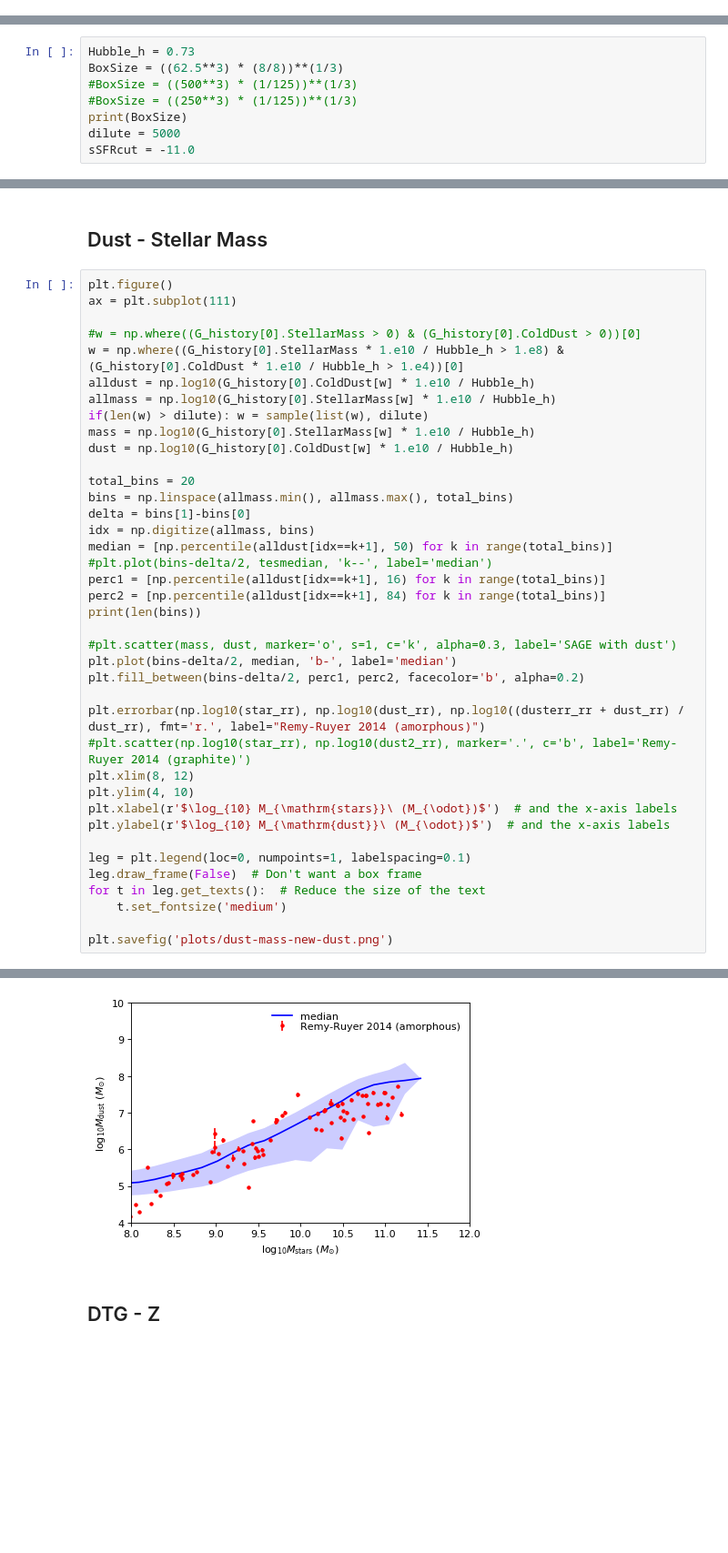
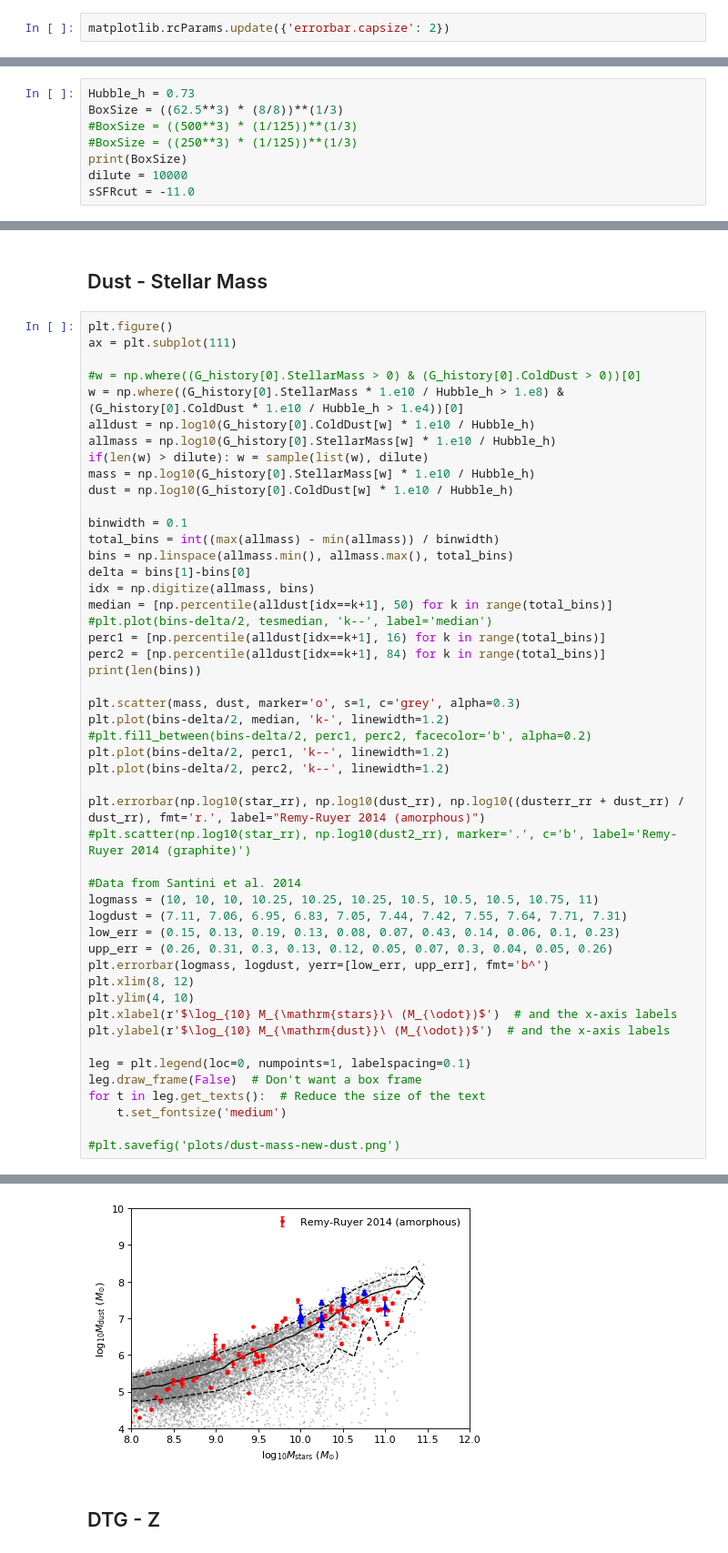
Before and after one commit to darrencroton/sage, a Jupyter notebook: analysis/allresults-new.ipynb, the cells around one changed output, grey strips where cells are left out. Shown at 91% size. Cells and saved outputs as stored; diff of their text form; blank space fills up the shorter version.

```diff
--- a/analysis/allresults-new.ipynb
+++ b/analysis/allresults-new.ipynb
@@ -2,6 +2,8 @@
 %pylab inline
 # %% [output]
 Populating the interactive namespace from numpy and matplotlib
+# %%
+matplotlib.rcParams.update({'errorbar.capsize': 2})
 # %%
 from random import sample, seed
 # %%
@@ -10,7 +12,7 @@ BoxSize = ((62.5**3) * (8/8))**(1/3)
 #BoxSize = ((500**3) * (1/125))**(1/3)
 #BoxSize = ((250**3) * (1/125))**(1/3)
 print(BoxSize)
-dilute = 5000
+dilute = 10000
 sSFRcut = -11.0
 # %% [output]
 62.499999999999986
@@ -447,7 +435,8 @@ if(len(w) > dilute): w = sample(list(w), dilute)
 mass = np.log10(G_history[0].StellarMass[w] * 1.e10 / Hubble_h)
 dust = np.log10(G_history[0].ColdDust[w] * 1.e10 / Hubble_h)
 
-total_bins = 20
+binwidth = 0.1
+total_bins = int((max(allmass) - min(allmass)) / binwidth)
 bins = np.linspace(allmass.min(), allmass.max(), total_bins)
 delta = bins[1]-bins[0]
 idx = np.digitize(allmass, bins)
@@ -457,12 +446,21 @@ perc1 = [np.percentile(alldust[idx==k+1], 16) for k in range(total_bins)]
 perc2 = [np.percentile(alldust[idx==k+1], 84) for k in range(total_bins)]
 print(len(bins))
 
-#plt.scatter(mass, dust, marker='o', s=1, c='k', alpha=0.3, label='SAGE with dust')
-plt.plot(bins-delta/2, median, 'b-', label='median')
-plt.fill_between(bins-delta/2, perc1, perc2, facecolor='b', alpha=0.2)
+plt.scatter(mass, dust, marker='o', s=1, c='grey', alpha=0.3)
+plt.plot(bins-delta/2, median, 'k-', linewidth=1.2)
+#plt.fill_between(bins-delta/2, perc1, perc2, facecolor='b', alpha=0.2)
+plt.plot(bins-delta/2, perc1, 'k--', linewidth=1.2)
+plt.plot(bins-delta/2, perc2, 'k--', linewidth=1.2)
 
 plt.errorbar(np.log10(star_rr), np.log10(dust_rr), np.log10((dusterr_rr + dust_rr) / dust_rr), fmt='r.', label="Remy-Ruyer 2014 (amorphous)")
 #plt.scatter(np.log10(star_rr), np.log10(dust2_rr), marker='.', c='b', label='Remy-Ruyer 2014 (graphite)')
+
+#Data from Santini et al. 2014
+logmass = (10, 10, 10, 10.25, 10.25, 10.25, 10.5, 10.5, 10.5, 10.75, 11)
+logdust = (7.11, 7.06, 6.95, 6.83, 7.05, 7.44, 7.42, 7.55, 7.64, 7.71, 7.31)
+low_err = (0.15, 0.13, 0.19, 0.13, 0.08, 0.07, 0.43, 0.14, 0.06, 0.1, 0.23)
+upp_err = (0.26, 0.31, 0.3, 0.13, 0.12, 0.05, 0.07, 0.3, 0.04, 0.05, 0.26)
+plt.errorbar(logmass, logdust, yerr=[low_err, upp_err], fmt='b^')
 plt.xlim(8, 12)
 plt.ylim(4, 10)
 plt.xlabel(r'$\log_{10} M_{\mathrm{stars}}\ (M_{\odot})$')  # and the x-axis labels
@@ -473,5 +471,5 @@ leg.draw_frame(False)  # Don't want a box frame
 for t in leg.get_texts():  # Reduce the size of the text
     t.set_fontsize('medium')
 
-plt.savefig('plots/dust-mass-new-dust.png')
+#plt.savefig('plots/dust-mass-new-dust.png')
 # %% [output]
@@ -479,4 +477,4 @@ plt.savefig('plots/dust-mass-new-dust.png')
-[figure, old version]
+[figure, new version]
 # %% [markdown]
 ## DTG - Z
 # %%
```
Also changed, not shown: parts of 23 cells of this notebook, 1 other file.
